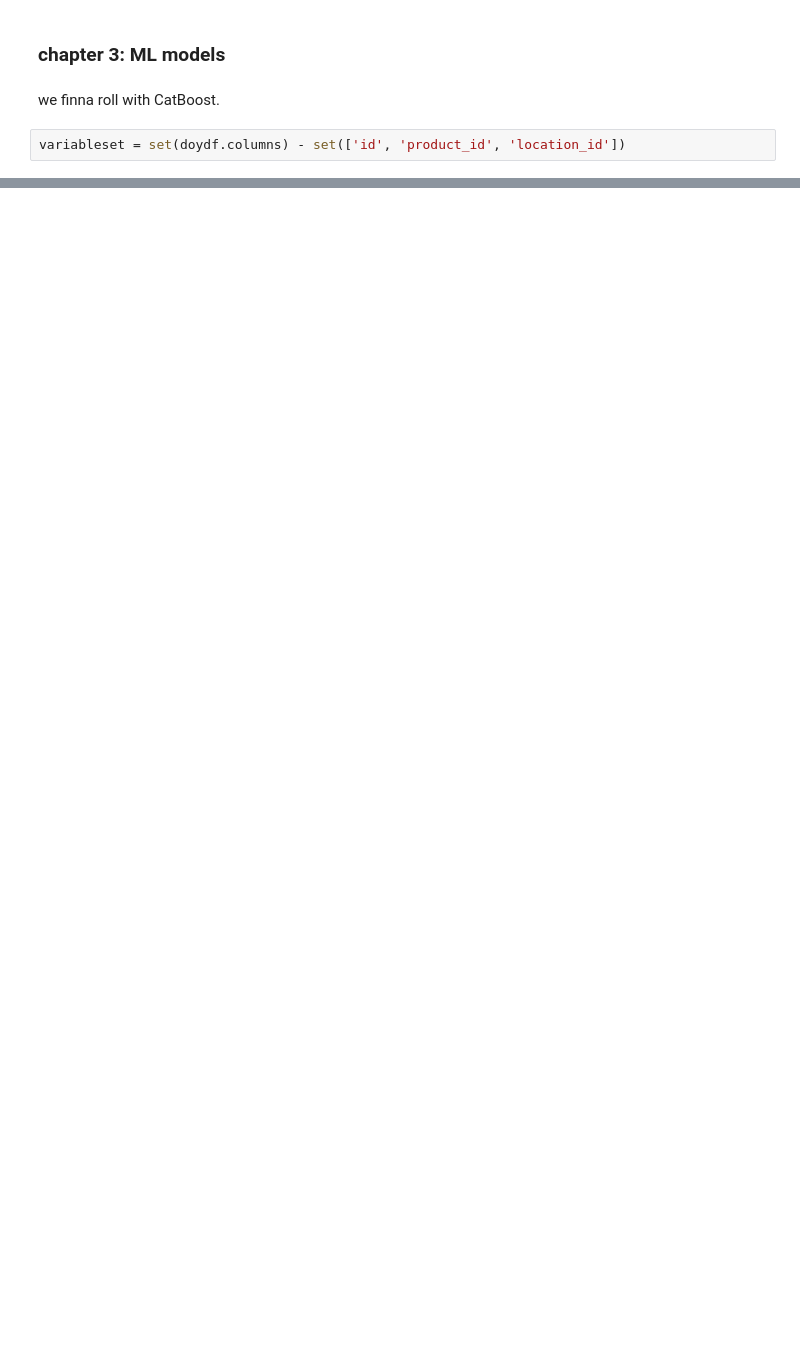
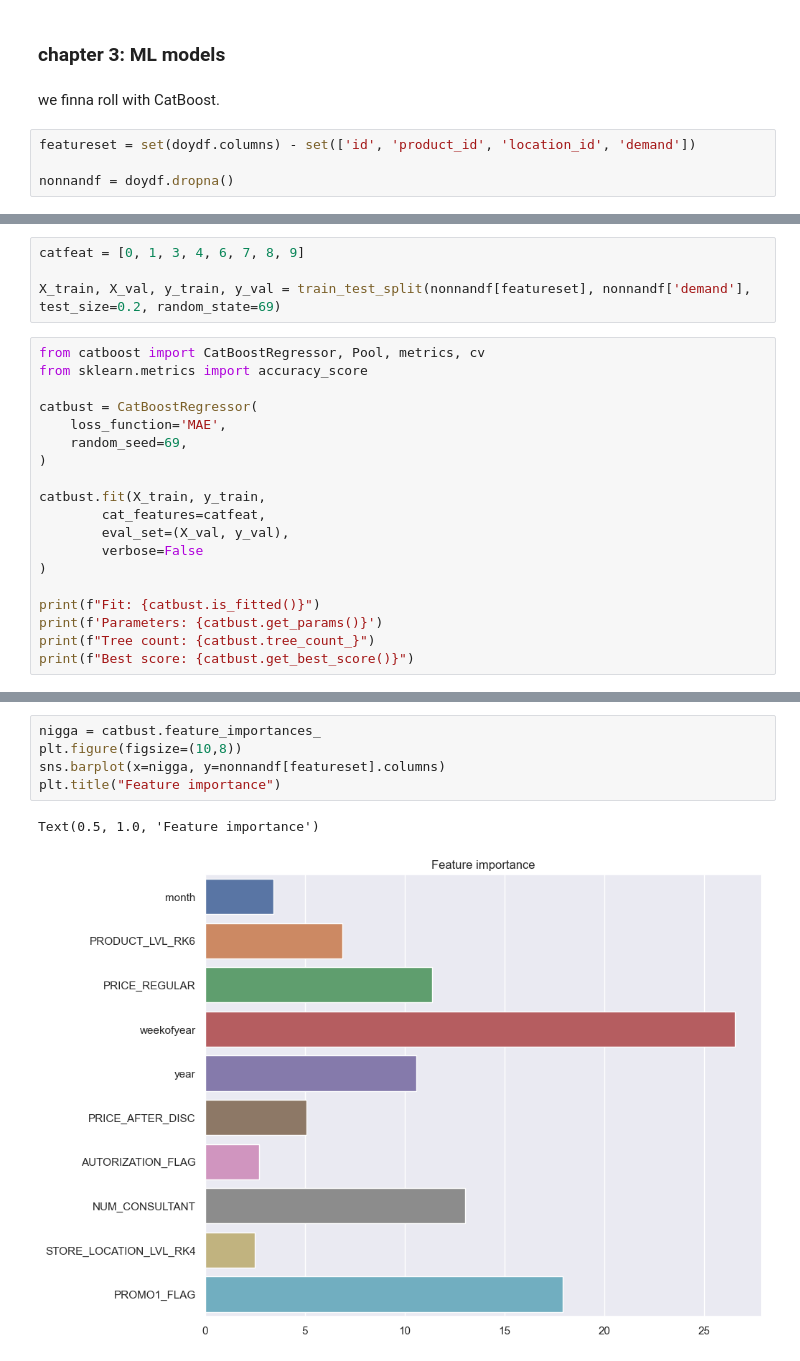
Before and after one commit to tane-superior/retail-demand-forecast, a Jupyter notebook: proj.ipynb, the cells around one changed output, grey strips where cells are left out. Drawn from its saved outputs; the diff is of its cells as text; blank space fills up the shorter version.

```diff
--- a/proj.ipynb
+++ b/proj.ipynb
@@ -597,4 +611,6 @@ dataframe_new_stats(doydf)
 # %% [markdown]
 we finna roll with CatBoost.
 # %%
-variableset = set(doydf.columns) - set(['id', 'product_id', 'location_id'])
+featureset = set(doydf.columns) - set(['id', 'product_id', 'location_id', 'demand'])
+
+nonnandf = doydf.dropna()
@@ -604,0 +633,23 @@ ModuleNotFoundError: No module named 'catboost'
+# %%
+catfeat = [0, 1, 3, 4, 6, 7, 8, 9]
+
+X_train, X_val, y_train, y_val = train_test_split(nonnandf[featureset], nonnandf['demand'], test_size=0.2, random_state=69)
+# %%
+from catboost import CatBoostRegressor, Pool, metrics, cv
+from sklearn.metrics import accuracy_score
+
+catbust = CatBoostRegressor(
+    loss_function='MAE',
+    random_seed=69,
+)
+
+catbust.fit(X_train, y_train,
+        cat_features=catfeat,
+        eval_set=(X_val, y_val),
+        verbose=False
+)
+
+print(f"Fit: {catbust.is_fitted()}")
+print(f'Parameters: {catbust.get_params()}')
+print(f"Tree count: {catbust.tree_count_}")
+print(f"Best score: {catbust.get_best_score()}")
@@ -604,0 +661,8 @@ ModuleNotFoundError: No module named 'catboost'
+# %%
+nigga = catbust.feature_importances_
+plt.figure(figsize=(10,8))
+sns.barplot(x=nigga, y=nonnandf[featureset].columns)
+plt.title("Feature importance")
+# %% [output]
+Text(0.5, 1.0, 'Feature importance')
+[figure, added]
```
Also changed, not shown: parts of 17 cells of this notebook.
